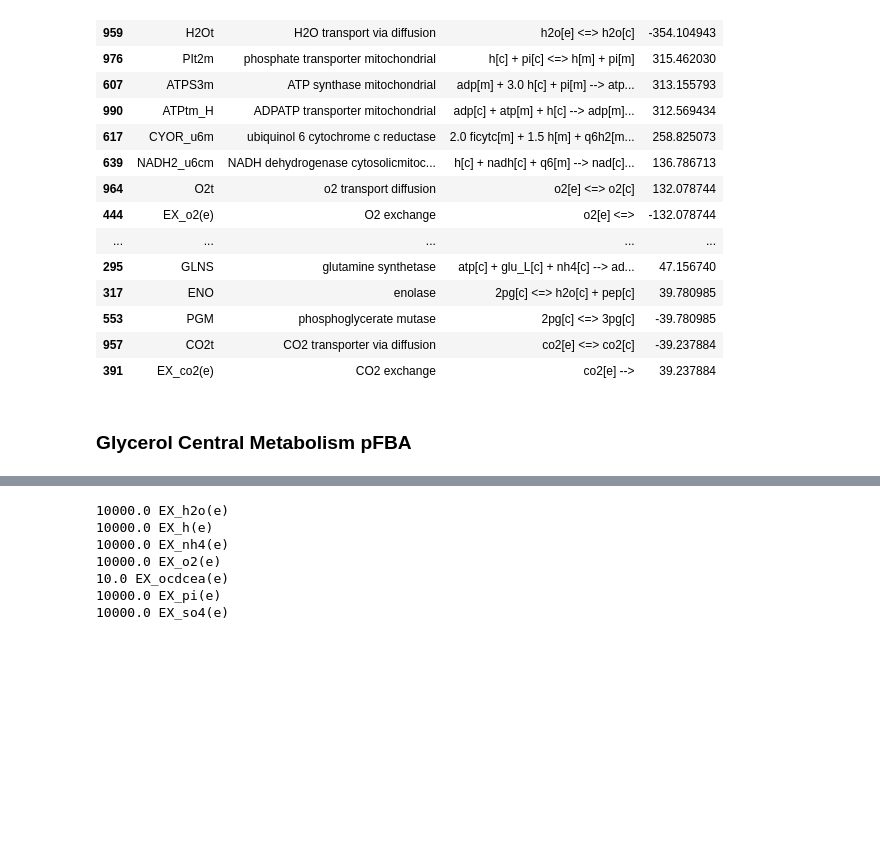
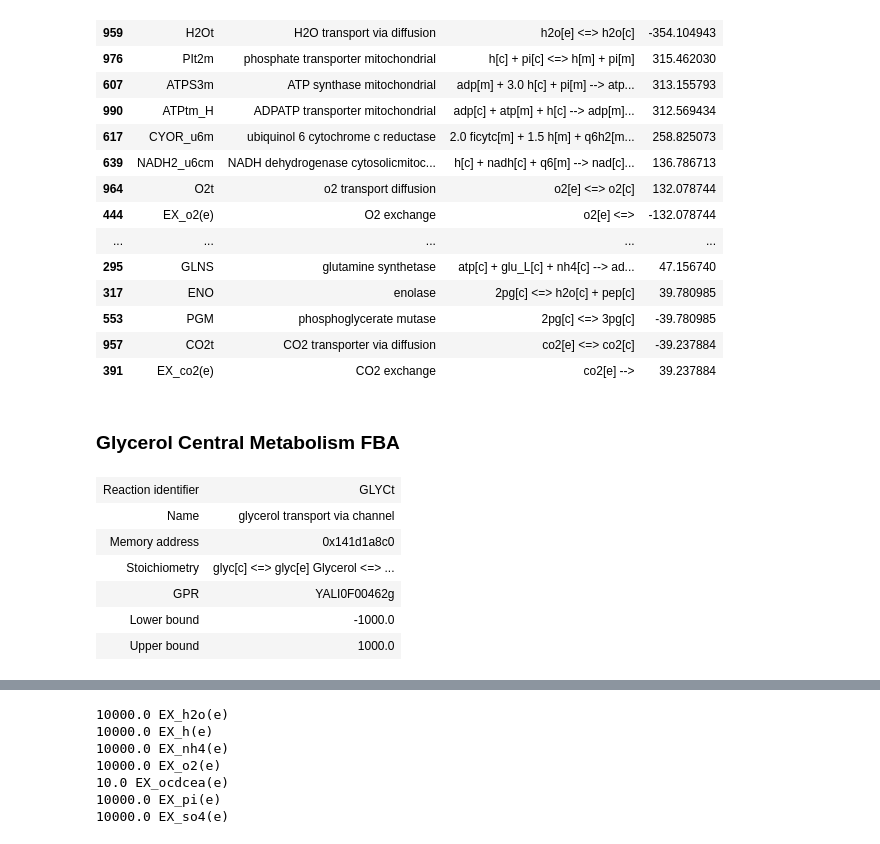
Before and after one commit to garrettroell/yarrrowia_eflux2, a Jupyter notebook: notebooks/A_flux_balance_analysis.ipynb, the cells around one changed output, grey strips where cells are left out. Saved outputs shown, nothing was run; the diff lists cells and outputs as text; code cells hidden in the pictures; blank space fills up the shorter version.

```diff
--- a/notebooks/A_flux_balance_analysis.ipynb
+++ b/notebooks/A_flux_balance_analysis.ipynb
@@ -198,7 +207,17 @@ with model:
 | 957 | CO2t | CO2 transporter via diffusion | co2[e] <=> co2[c] | -39.237884 |
 | 391 | EX_co2(e) | CO2 exchange | co2[e] --> | 39.237884 |
 # %% [markdown]
-### Glycerol Central Metabolism pFBA
+### Glycerol Central Metabolism FBA
+# %%
+model.reactions.GLYCt
+# %% [output]
+| Reaction identifier | GLYCt |
+| Name | glycerol transport via channel |
+| Memory address | 0x141d1a8c0 |
+| Stoichiometry | glyc[c] <=> glyc[e] Glycerol <=> ... |
+| GPR | YALI0F00462g |
+| Lower bound | -1000.0 |
+| Upper bound | 1000.0 |
 # %%
 # load glycerol 13C MFA data
 glycerol_13c_mfa_df = pd.read_csv('../data/13c_mfa/glycerol_13c_mfa.csv')
```
Also changed, not shown: parts of 16 cells of this notebook, 12 other files.
